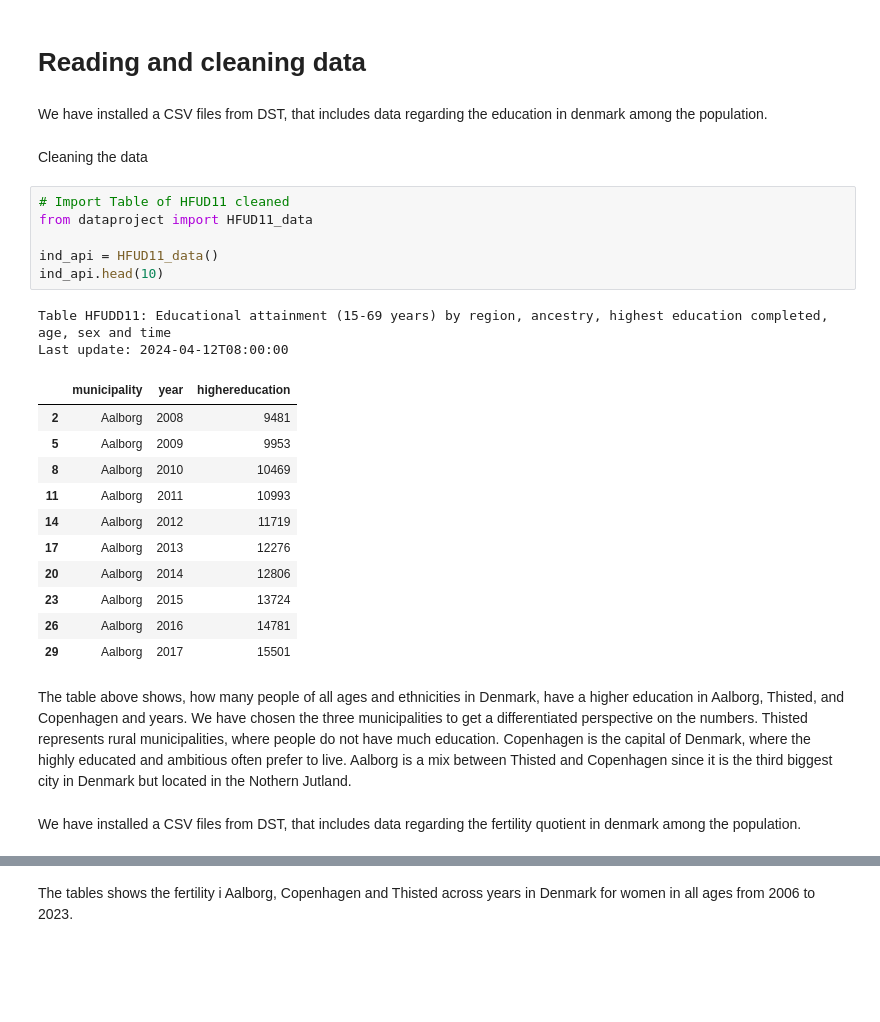
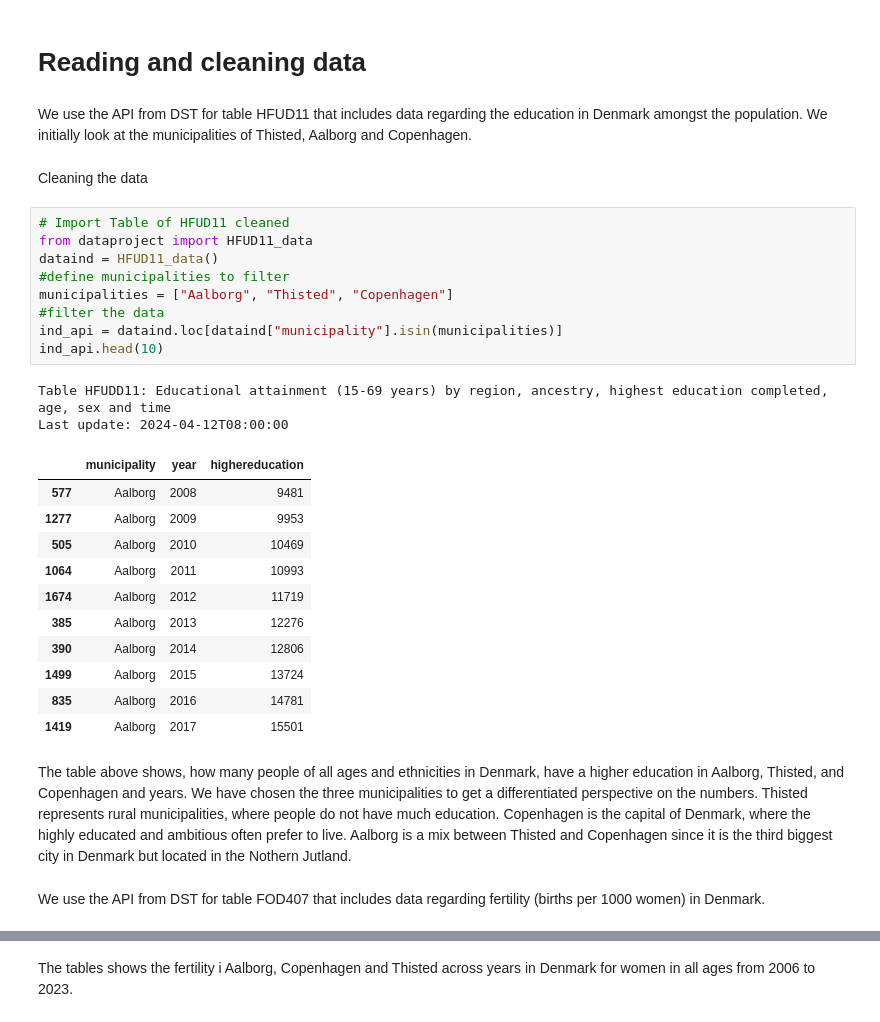
Before and after one commit to NumEconCopenhagen/projects-2024-anna-jiyun-kim-pedram, a Jupyter notebook: dataproject/dataproject.ipynb, the cells around one changed output, grey strips where cells are left out. Saved outputs shown, nothing was run; the diff lists cells and outputs as text; blank space fills up the shorter version.

```diff
--- a/dataproject/dataproject.ipynb
+++ b/dataproject/dataproject.ipynb
@@ -69,33 +69,36 @@ Note: you may need to restart the kernel to use updated packages.
 # %% [markdown]
 # Reading and cleaning data
 # %% [markdown]
-We have installed a CSV files from DST, that includes data regarding the education in denmark among the population.
+We use the API from DST for table HFUD11 that includes data regarding the education in Denmark amongst the population. We initially look at the municipalities of Thisted, Aalborg and Copenhagen.
 # %% [markdown]
 Cleaning the data
 # %%
 # Import Table of HFUD11 cleaned
 from dataproject import HFUD11_data
-
-ind_api = HFUD11_data()
+dataind = HFUD11_data()
+#define municipalities to filter
+municipalities = ["Aalborg", "Thisted", "Copenhagen"]
+#filter the data
+ind_api = dataind.loc[dataind["municipality"].isin(municipalities)]
 ind_api.head(10)
 # %% [output]
 Table HFUDD11: Educational attainment (15-69 years) by region, ancestry, highest education completed, age, sex and time
 Last update: 2024-04-12T08:00:00
 |  | municipality | year | highereducation |
-| 2 | Aalborg | 2008 | 9481 |
-| 5 | Aalborg | 2009 | 9953 |
-| 8 | Aalborg | 2010 | 10469 |
-| 11 | Aalborg | 2011 | 10993 |
-| 14 | Aalborg | 2012 | 11719 |
-| 17 | Aalborg | 2013 | 12276 |
-| 20 | Aalborg | 2014 | 12806 |
-| 23 | Aalborg | 2015 | 13724 |
-| 26 | Aalborg | 2016 | 14781 |
-| 29 | Aalborg | 2017 | 15501 |
+| 577 | Aalborg | 2008 | 9481 |
+| 1277 | Aalborg | 2009 | 9953 |
+| 505 | Aalborg | 2010 | 10469 |
+| 1064 | Aalborg | 2011 | 10993 |
+| 1674 | Aalborg | 2012 | 11719 |
+| 385 | Aalborg | 2013 | 12276 |
+| 390 | Aalborg | 2014 | 12806 |
+| 1499 | Aalborg | 2015 | 13724 |
+| 835 | Aalborg | 2016 | 14781 |
+| 1419 | Aalborg | 2017 | 15501 |
 # %% [markdown]
 The table above shows, how many people of all ages and ethnicities in Denmark, have a higher education in Aalborg, Thisted, and Copenhagen and years. We have chosen the three municipalities to get a differentiated perspective on the numbers. Thisted represents rural municipalities, where people do not have much education. Copenhagen is the capital of Denmark, where the highly educated and ambitious often prefer to live. Aalborg is a mix between Thisted and Copenhagen since it is the third biggest city in Denmark but located in the Nothern Jutland.
 # %% [markdown]
-We have installed a CSV files from DST, that includes data regarding the fertility quotient in denmark among the population.
+We use the API from DST for table FOD407 that includes data regarding fertility (births per 1000 women)  in Denmark.
 # %%
 #Import Table of FOD407 cleaned
 from dataproject import FOD407_data
```
Also changed, not shown: parts of 23 cells of this notebook, 1 other file.
